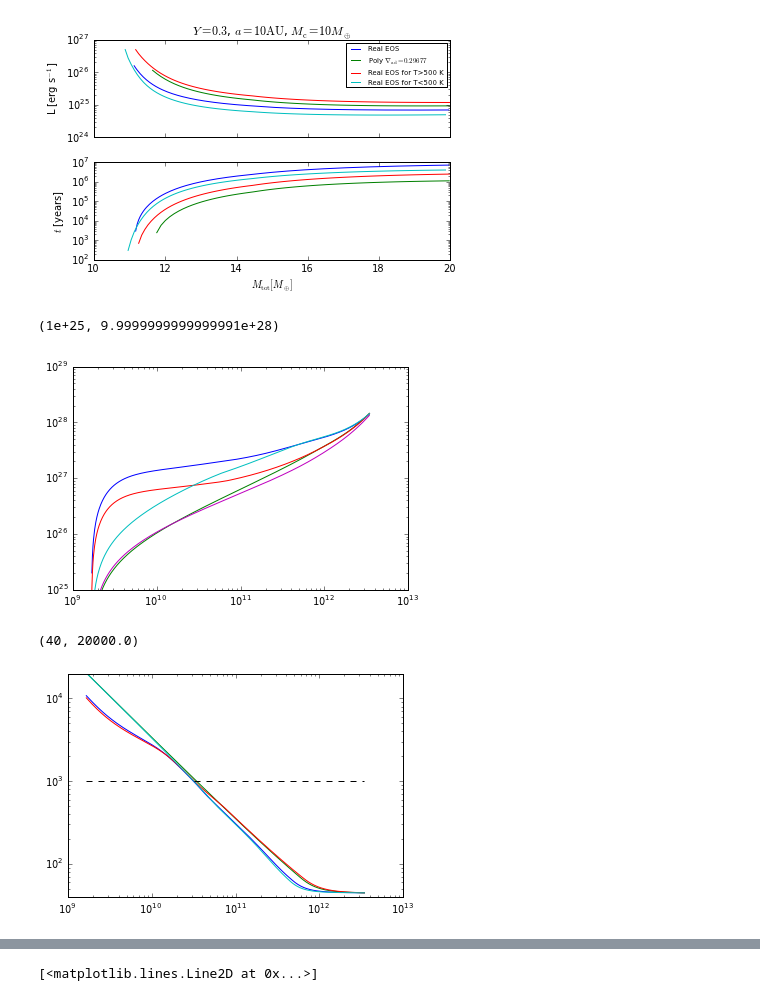
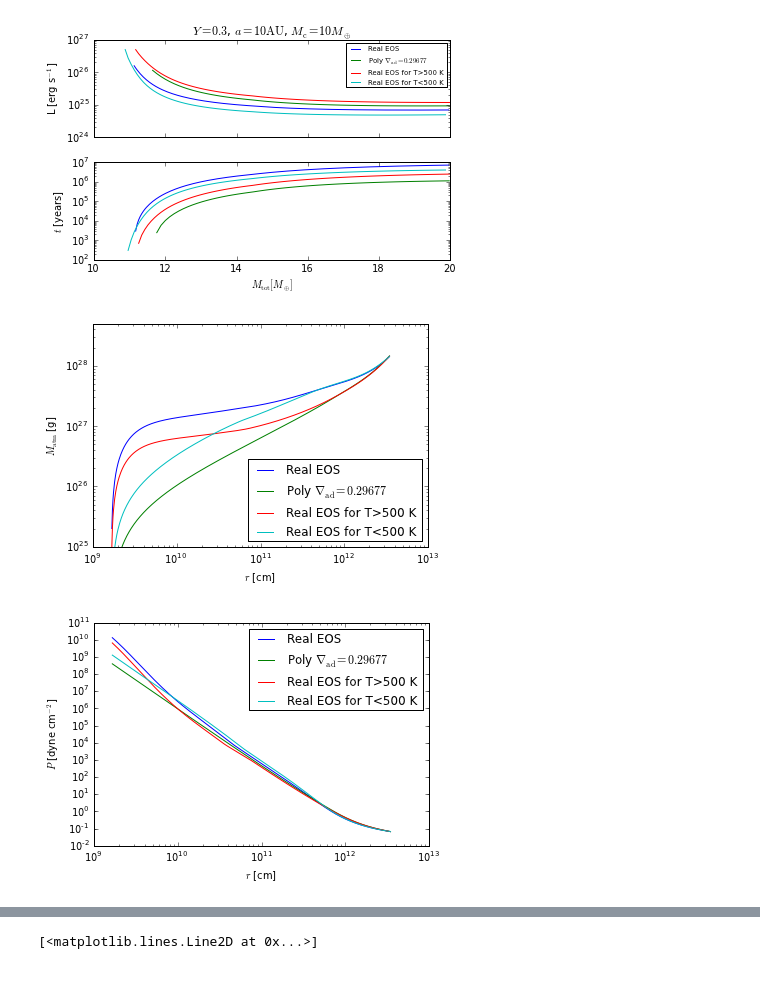
Before and after one commit to apiso/core_accretion, a Jupyter notebook: python/RadSGRealGas/EOSeffects.ipynb, the cells around one changed output, grey strips where cells are left out. Cells and saved outputs as stored; diff of their text form; code cells hidden in the pictures.

```diff
--- a/python/RadSGRealGas/EOSeffects.ipynb
+++ b/python/RadSGRealGas/EOSeffects.ipynb
@@ -134,22 +136,30 @@ plt.tight_layout()
 [figure]
 # %%
 #for i in range(len(profcheck)/20):
-plt.loglog(prof.r[20], prof.m[20] - model.Mco)
-plt.plot(profpoly.r[3], profpoly.m[3] - modelpoly.Mco)
-plt.plot(profcheck.r[9], profcheck.m[9] - modelcheck.Mco)
-plt.plot(profcheckb.r[13], profcheckb.m[13] - modelcheckb.Mco)
-plt.plot(profpoly2.r[3], profpoly2.m[3] - modelpoly2.Mco)
-ylim(ymin=1e25)
+plt.loglog(prof.r[20], prof.m[20] - model.Mco, label = 'Real EOS')
+plt.plot(profpoly.r[3], profpoly.m[3] - modelpoly.Mco, label = r'Poly $\nabla_{\rm{ad}}=0.29677$')
+plt.plot(profcheck.r[9], profcheck.m[9] - modelcheck.Mco, label = 'Real EOS for T>500 K')
+plt.plot(profcheckb.r[13], profcheckb.m[13] - modelcheckb.Mco, label = 'Real EOS for T<500 K')
+plt.xlabel(r'$r$ [cm]')
+plt.ylabel(r'$M_{\rm{atm}}$ [g]')
+#plt.plot(profpoly2.r[3], profpoly2.m[3] - modelpoly2.Mco)
+ylim(ymin=1e25, ymax = 5e28)
+plt.legend(loc = 4)
+
+plt.savefig(userpath + '/figs/ModelAtmospheres/RadSelfGravRealEOS/EOSeffects/mr_plot.pdf')
 # %% [output]
-(1e+25, 9.9999999999999991e+28)
-[figure, old version]
+[figure, new version]
 # %%
-plt.loglog(prof.r[20], prof.t[20])
-plt.plot(profpoly.r[3], profpoly.t[3])
-plt.plot(profcheck.r[9], profcheck.t[9])
-plt.plot(profcheckb.r[13], profcheckb.t[13])
-plt.plot(profcheck.r[9], 1e3 *ones_like(profcheck.t[9]), 'k--')
-ylim(40,2e4)
+plt.loglog(prof.r[20], prof.P[20], label = 'Real EOS')
+plt.plot(profpoly.r[3], profpoly.P[3], label = r'Poly $\nabla_{\rm{ad}}=0.29677$')
+plt.plot(profcheck.r[9], profcheck.P[9], label = 'Real EOS for T>500 K')
+plt.plot(profcheckb.r[13], profcheckb.P[13], label = 'Real EOS for T<500 K')
+plt.xlabel(r'$r$ [cm]')
+plt.ylabel(r'$P$ [dyne cm$^{-2}$]')
+plt.legend()
+#plt.plot(profcheck.r[9], 1e3 *ones_like(profcheck.P[9]), 'k--')
+#ylim(40,2e4)
+
+plt.savefig(userpath + '/figs/ModelAtmospheres/RadSelfGravRealEOS/EOSeffects/Pr_plot.pdf')
 # %% [output]
-(40, 20000.0)
-[figure, old version]
+[figure, new version]
```
Also changed, not shown: parts of 4 cells of this notebook.
